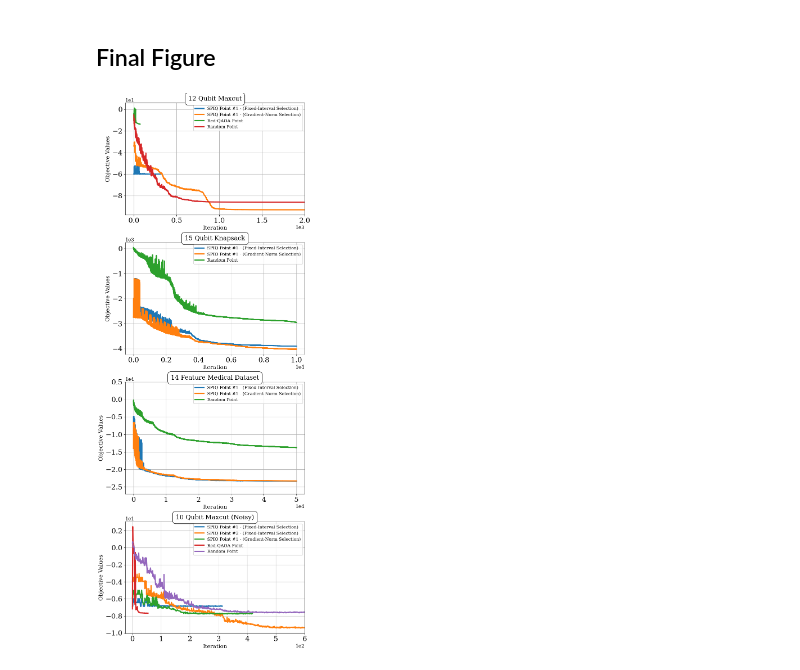
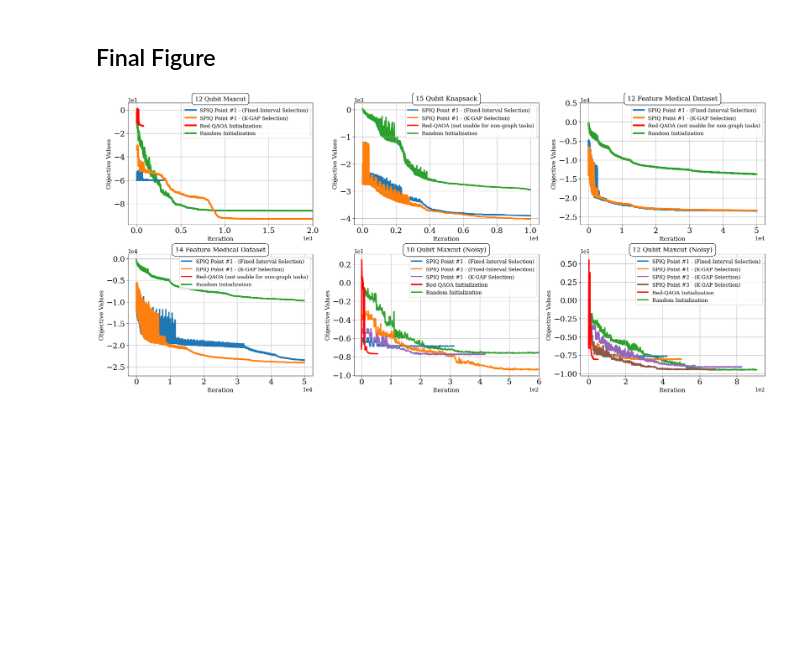
Before and after one commit to d-bharadwaj/SPIQ, a Jupyter notebook: playground_scripts/multi-start-figure.ipynb, the cells around one changed output. Cells and saved outputs as stored; diff of their text form; code cells hidden in the pictures; blank space fills up the shorter version.

Commit message:
data : plot notebooks and figures for ISCA26

```diff
--- a/playground_scripts/multi-start-figure.ipynb
+++ b/playground_scripts/multi-start-figure.ipynb
@@ -194,11 +284,11 @@ clustering_obj_values = {task: cafqa_diff_points_data['Task_results'][task]['obj
 
 # Plot all obj_values for CAFQA_Clustering points on the same plot
 for i, (task, values) in enumerate(clustering_obj_values.items()):
-    plt.plot(values, label=f'SPIQ Point #{i+1} - (Gradient-Norm Selection)', linewidth=3)
+    plt.plot(values, label=f'SPIQ Point #{i+1} - (K-GAP Selection)', linewidth=3,color="tab:purple")
 
-plt.plot(cafqa_diff_points_data['Task_results']['Red_qaoa_task']['obj_values'], label='Red-QAOA Point', linewidth=3)
+plt.plot(cafqa_diff_points_data['Task_results']['Red_qaoa_task']['obj_values'], label='Red-QAOA Initialization', linewidth=3, color='red')
 # plt.plot(cafqa_diff_points_data['Task_results']['Vanilla_task']['obj_values'], label='Random Init. Vanilla QAOA', zorder=7,linewidth=3)
-plt.plot(cafqa_diff_points_data['Task_results']['Random_MA-QAOA']['obj_values'], label='Random Point',linewidth=3)
+plt.plot(cafqa_diff_points_data['Task_results']['Random_MA-QAOA']['obj_values'], label='Random Initialization', linewidth=3, color="tab:green", zorder=1)
 
 best_cafqa_energy = cafqa_diff_points_data['CAFQA_initialization_energy']
 
@@ -207,17 +297,19 @@ plt.tick_params(axis='both', which='major', labelsize=18)
 plt.xlabel('Iteration', fontsize=16)
 plt.ylabel('Objective Values',fontsize=16)
 # plt.axhline(y=best_cafqa_energy, color='r', linestyle='--', label='Best CAFQA Initialization')
-plt.scatter(0, obj_values['CAFQA_Spaced_0'][0], color="#001e8d", s=200, zorder=5, marker='x', linewidths=4, label='Best CAFQA Point')
+# plt.scatter(0, obj_values['CAFQA_Spaced_0'][0], color="#001e8d", s=200, zorder=5, marker='x', linewidths=4, label='Best CAFQA Point')
 # plt.title('QAOA for PCBO on \n 14 Feature Cancer Genomics Data')
 
 plt.legend()
 plt.grid()
 plt.ticklabel_format(style='sci', axis='y', scilimits=(0,0))
 plt.ticklabel_format(style='sci', axis='x', scilimits=(0,0))
-fig4 = plt.gcf()     # get current figure
+fig5 = plt.gcf()     # get current figure
 
 # plt.savefig('../plots/teague_14_feature_cancer_genomics.pdf', dpi=500, bbox_inches='tight')
 plt.show()
 
+
+
 #NOTE: dont worry about result because cafqa can find better with more gens. also this is unweighted problem.
 # %% [output]
@@ -226,49 +369,81 @@ plt.show()
 ## Final Figure
 # %%
 # Create a new figure with subplots
-fig, axs = plt.subplots(4, 1, figsize=(8, 20))  # 2 rows, 1 column
+fig, axs = plt.subplots(2, 3, figsize=(22,10))  # 2 rows, 3 columns
+axs = axs.flatten()  # Flatten the 2D array of axes to 1D for easier indexing
+
+
+# legend_locations = [
+#     (0.7, 0.66),  # Custom location for subplot 1
+#     (0.5, 0.5),   # Custom location for subplot 2
+#     (0.8, 0.7),   # Custom location for subplot 3
+#     (0.6, 0.6),   # Custom location for subplot 4
+#     (0.5, 0.4),   # Custom location for subplot 5
+#     (0.7, 0.5)    # Custom location for subplot 6
+# ]
+
+# # Apply custom legend locations
+# for ax, loc in zip(axs, legend_locations):
+#     ax.legend(loc='center', bbox_to_anchor=loc)
 
 # Add the first plot to the first subplot
+
 fig1_axes = fig1.get_axes()[0]  # Get the axes from fig1
 for line in fig1_axes.get_lines():
-    axs[0].plot(line.get_xdata(), line.get_ydata(), label=line.get_label(), linewidth=3)
+    axs[0].plot(line.get_xdata(), line.get_ydata(), label=line.get_label(), linewidth=4 , color=line.get_color(),zorder=line.get_zorder())
     axs[0].set_xlim(-100, 2000)
-axs[0].set_title('12 Qubit Maxcut', fontsize=16, bbox=dict(facecolor='white', edgecolor='black', boxstyle='round,pad=0.5'))
+axs[0].set_title('12 Qubit Maxcut', fontsize=14, bbox=dict(facecolor='white', edgecolor='black', boxstyle='round,pad=0.5'))
 
 # Add the second plot to the second subplot
 fig2_axes = fig2.get_axes()[0]  # Get the axes from fig2
 for line in fig2_axes.get_lines():
-    axs[1].plot(line.get_xdata(), line.get_ydata(), label=line.get_label(), linewidth=3)
-axs[1].set_title('15 Qubit Knapsack', fontsize=16, bbox=dict(facecolor='white', edgecolor='black', boxstyle='round,pad=0.5'))
+    axs[1].plot(line.get_xdata(), line.get_ydata(), label=line.get_label(), linewidth=3, color=line.get_color(),zorder=line.get_zorder())
+axs[1].set_title('15 Qubit Knapsack', fontsize=15, bbox=dict(facecolor='white', edgecolor='black', boxstyle='round,pad=0.5'))
 
 # Add the third plot to the third subplot
 fig3_axes = fig3.get_axes()[0]  # Get the axes from fig3
 for line in fig3_axes.get_lines():
-    axs[2].plot(line.get_xdata(), line.get_ydata(), label=line.get_label(), linewidth=3)
+    axs[2].plot(line.get_xdata(), line.get_ydata(), label=line.get_label(), linewidth=4,color=line.get_color(),zorder=line.get_zorder())
     axs[2].set_ylim(-27000, 5000)
-axs[2].set_title('14 Feature Medical Dataset', fontsize=16, bbox=dict(facecolor='white', edgecolor='black', boxstyle='round,pad=0.5'))
+axs[2].set_title('12 Feature Medical Dataset', fontsize=15, bbox=dict(facecolor='white', edgecolor='black', boxstyle='round,pad=0.5'))
 
 # Add the fourth plot to the fourth subplot
 fig4_axes = fig4.get_axes()[0]  # Get the axes from fig4
 for line in fig4_axes.get_lines():
-    axs[3].plot(line.get_xdata(), line.get_ydata(), label=line.get_label(), linewidth=3)
-    axs[3].set_xlim(-25, 600)
-axs[3].set_title('10 Qubit Maxcut (Noisy)', fontsize=16, bbox=dict(facecolor='white', edgecolor='black', boxstyle='round,pad=0.5'))
+    axs[3].plot(line.get_xdata(), line.get_ydata(), label=line.get_label(), linewidth=3,color=line.get_color(),zorder=line.get_zorder())
+    axs[3].set_ylim(-27000,1000)
+    # plt.ylim(-27000,1000)
+axs[3].set_title('14 Feature Medical Dataset', fontsize=15, bbox=dict(facecolor='white', edgecolor='black', boxstyle='round,pad=0.5'))
+
+# Add the fifth plot to the fourth subplot
+fig5_axes = fig5.get_axes()[0]  # Get the axes from fig4
+for line in fig5_axes.get_lines():
+    axs[4].plot(line.get_xdata(), line.get_ydata(), label=line.get_label(), linewidth=3,color=line.get_color(),zorder=line.get_zorder())
+    axs[4].set_xlim(-25, 600)
+axs[4].set_title('10 Qubit Maxcut (Noisy)', fontsize=15, bbox=dict(facecolor='white', edgecolor='black', boxstyle='round,pad=0.5'))
+
+# Add the fifth plot to the fourth subplot
+fig6_axes = fig6.get_axes()[0]  # Get the axes from fig4
+for line in fig6_axes.get_lines():
+    axs[5].plot(line.get_xdata(), line.get_ydata(), label=line.get_label(), linewidth=3,color=line.get_color(),zorder=line.get_zorder())
+    # axs[5].set_xlim(-10, 200)
+    # plt.xlim(-10,200)
+axs[5].set_title('12 Qubit Maxcut (Noisy)', fontsize=15, bbox=dict(facecolor='white', edgecolor='black', boxstyle='round,pad=0.5'))
 
 
 # Customize the subplots
 for ax in axs:
-    ax.legend()
+    ax.legend(loc='upper right',fontsize=12)
     ax.grid()
     ax.ticklabel_format(style='sci', axis='y', scilimits=(0, 0))
     ax.ticklabel_format(style='sci', axis='x', scilimits=(0, 0))
     ax.set_xlabel('Iteration', fontsize=14)
     ax.set_ylabel('Objective Values', fontsize=14)
     ax.tick_params(axis='both', which='major', labelsize=18)
 
 # Adjust layout and show the combined figure
 plt.tight_layout()
-plt.savefig('../plots/multi-start_subplots.pdf', dpi=500, bbox_inches='tight')
+# plt.savefig('../plots/multi-start_subplots.pdf', dpi=800, bbox_inches='tight')
 plt.show()
 # %% [output]
-[figure, old version]
+[figure, new version]
```
Also changed, not shown: parts of 7 cells of this notebook, 17 other files.
